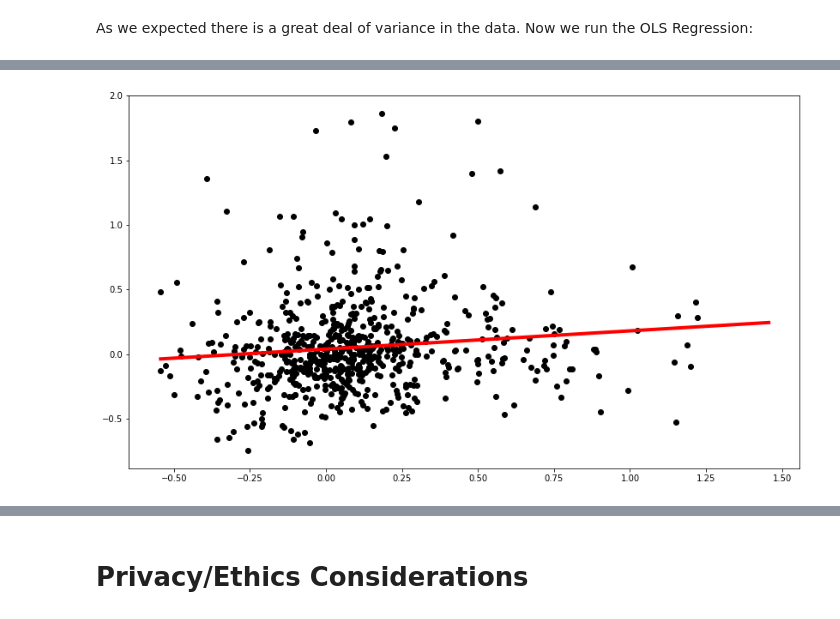
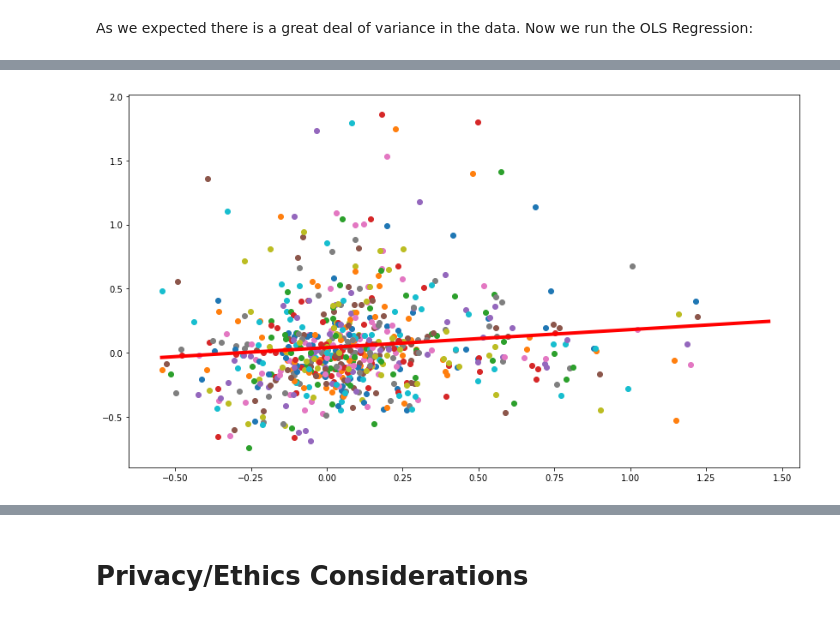
Before and after one commit to easonychang/HotShot-NBAEdition, a Jupyter notebook: Final_Draft.ipynb, the cells around one changed output, grey strips where cells are left out. Drawn from its saved outputs; the diff is of its cells as text; code cells hidden in the pictures.

```diff
--- a/Final_Draft.ipynb
+++ b/Final_Draft.ipynb
@@ -435,11 +470,14 @@ for i, team in enumerate(team_dfs):
 # %%
 #now plot all three random teams' three pointer change vs win rate change
 for team in team_dfs:
-    plt.figure(figsize=(10,5))
-    plt.plot(team['YEAR'], team['dFGA-T'], label='Percent Change in FGA-T')
-    plt.plot(team['YEAR'], team['dWin%'], label = 'Win Percentage Change')
-    plt.plot(team['YEAR'], [0]*team['YEAR'].shape[0])
+    plt.figure(figsize=(16,8))
+    width = 0.35
+    plt.bar(team['YEAR'] - width/2, team['dFGA-T'], width, label='Att. 3-Pointer Change', color='#ffa600', alpha=0.8,
+            edgecolor='black')
+    plt.bar(team['YEAR'] + width/2, team['dWin%'], width, label='Change in Win Rate', alpha=0.8, edgecolor='black')
     plt.title(team.loc[0]['TEAM'])
+    plt.xlabel('Year')
+    plt.ylabel('Percent Change')
     plt.legend()
     plt.show()
 # %% [output]
@@ -491,6 +529,7 @@ for i, team in enumerate(team_dfs):
     delS_W.insert(0,0)
     team_dfs[i]['dWinPer'] = delS_W
 # %%
+fig, ax = plt.subplots(figsize=(14,8))
 for team in team_dfs:
-    plt.scatter(team['dFGAT'], team['dWinPer'])
+    scatterplot = plt.scatter(team['dFGAT'], team['dWinPer'])
 # %% [output]
@@ -525,9 +574,10 @@ Warnings:
 # %%
-plt.figure(figsize=(14,8))
-plt.scatter(linreg_df['dFGAT'],linreg_df['dWinPer'], c='k')
+fig, ax = plt.subplots(figsize=(14,8))
+for team in team_dfs:
+    scatterplot = plt.scatter(team['dFGAT'], team['dWinPer'])
 xs = np.arange(linreg_df['dFGAT'].min(), linreg_df['dWinPer'].max())
 ys = 0.1407 * xs + 0.0396
-plt.plot(xs, ys, 'r', linewidth=4, label='Model')
+plt.plot(xs, ys, 'r', linewidth=4)
 plt.show()
 # %% [output]
-[figure, old version]
+[figure, new version]
```
Also changed, not shown: parts of 13 cells of this notebook, 1 other file.
